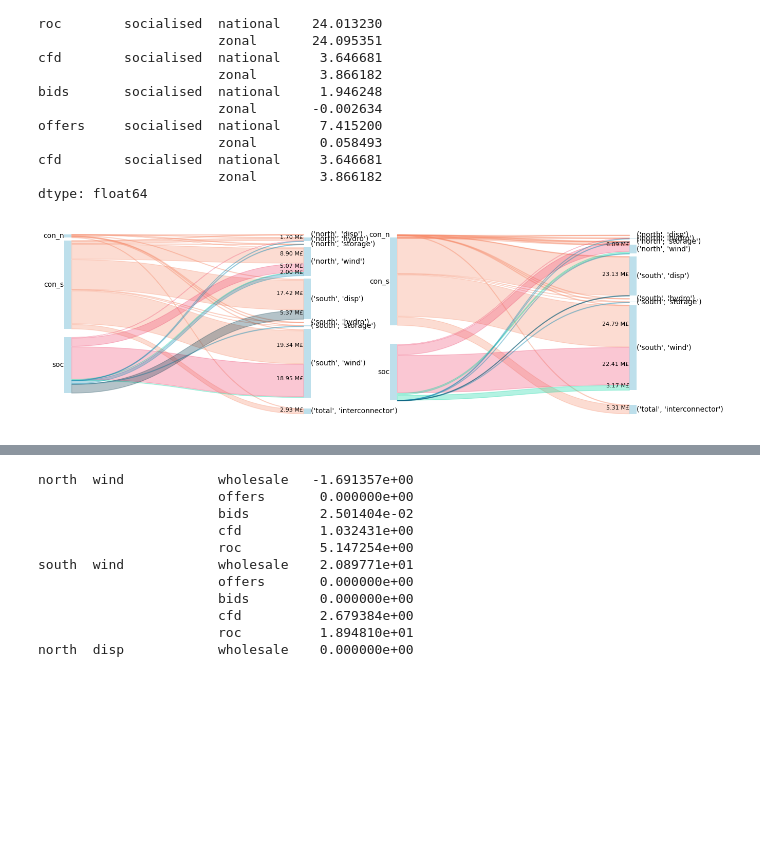
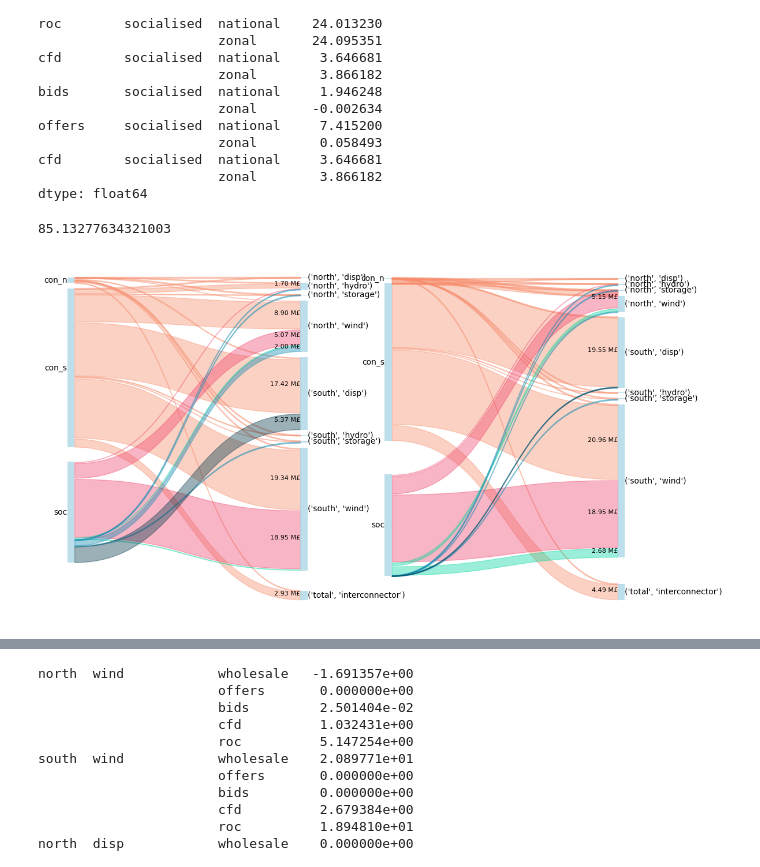
Before and after one commit to LukasFrankenQ/GBPower, a Jupyter notebook: notebooks/money_flow.ipynb, the cells around one changed output, grey strips where cells are left out. Cells and saved outputs as stored; diff of their text form; code cells hidden in the pictures; blank space fills up the shorter version.

```diff
--- a/notebooks/money_flow.ipynb
+++ b/notebooks/money_flow.ipynb
@@ -328,7 +328,18 @@ def prepare_plot_data(mode):
     rev_lowers, rev_uppers = get_generator_box_limits(rev, gap)
     rev_flows = rev.copy() / rev.sum()
 
-    return con_n, con_s, soc, rev_lowers, rev_uppers, rev_flows
+    return con_n, con_s, soc, rev_lowers, rev_uppers, rev_flows, rev.sum()
+# %%
+def get_largest_total():
+
+    return max(
+        globals()[f'rev_national'].sum(),
+        globals()[f'rev_zonal'].sum(),
+    )
+
+get_largest_total()
+# %% [output]
+85.13277634321003
 # %%
 color_mapper = {
     'roc': color_dict['roc_payments'],
@@ -339,7 +350,9 @@ color_mapper = {
     'congestion_rents': color_dict['congestion_rent']
 }
 # %%
-fig, axs = plt.subplots(1, 2, figsize=(15, 5))
+fig, axs = plt.subplots(1, 2, figsize=(13, 8))
+
+alpha = 0.4
 
 # def add_flow(ax, left_upper, right_upper, box_width, volume, tp=0.5):
 def add_flow(
@@ -347,6 +360,7 @@ def add_flow(
         left_upper,
         right_upper,
         flow_vol,
+        total,
         tp=0.5,
         color='r',
         text_threshold=0.02):
@@ -357,20 +371,20 @@ def add_flow(
     x, y = bezier_path(start, end, tp)
 
     prevent_overlap = 0.002
-    ax.fill_between(x, y-flow_vol/2 + prevent_overlap, y+flow_vol/2 - prevent_overlap, alpha=0.3, color=color)
+    ax.fill_between(x, y-flow_vol/2 + prevent_overlap, y+flow_vol/2 - prevent_overlap, alpha=alpha, color=color)
 
     if flow_vol > text_threshold:
         ax.text(
             x[-1],
             y[-1],
-            f'{flow_vol*rev_national.sum():.2f} M£',
+            f'{flow_vol*total:.2f} M£',
             ha='right',
             fontsize=8
             )
 
 for mode, ax in zip(['national', 'zonal'], axs):
 
-    con_n, con_s, soc, rev_lowers, rev_uppers, rev_flows = prepare_plot_data(mode)
+    con_n, con_s, soc, rev_lowers, rev_uppers, rev_flows, rev_total = prepare_plot_data(mode)
 
     weight_north = (con_n[0] - con_n[1]) / (con_n[0] - con_n[1] + con_s[0] - con_s[1])
     weight_south = (con_s[0] - con_s[1]) / (con_n[0] - con_n[1] + con_s[0] - con_s[1])
@@ -386,6 +400,7 @@ for mode, ax in zip(['national', 'zonal'], axs):
             flowstarts['con_n'].add_flow(north_flow),
             flowstarts[(region, carrier)].add_flow(north_flow),
             north_flow,
+            rev_total,
             color=color_mapper['wholesale']
             )
 
@@ -394,11 +409,11 @@ for mode, ax in zip(['national', 'zonal'], axs):
             flowstarts['con_s'].add_flow(south_flow),
             flowstarts[(region, carrier)].add_flow(south_flow),
             south_flow,
+            rev_total,
             color=color_mapper['wholesale']
             )
 
     for factor, tp in zip(['roc', 'cfd', 'bids', 'offers'], [0.5, 0.5, 0.5, 0.5]):
-
 
         for (region, carrier), flow in rev_flows.loc[idx[:, :, factor]].items():
 
@@ -410,8 +425,9 @@ for mode, ax in zip(['national', 'zonal'], axs):
                 flowstarts['soc'].add_flow(flow),
                 flowstarts[(region, carrier)].add_flow(flow),
                 flow,
+                rev_total,
                 color=color_mapper[factor],
-                tp=tp
+                tp=tp,
                 )
 
     for cost_party in ['con_n', 'con_s', 'soc']:
@@ -425,31 +441,31 @@ for mode, ax in zip(['national', 'zonal'], axs):
             alpha=0.8
             ))
         ax.text(
             0,
             flowstarts[cost_party].current_upper + (flowstarts[cost_party].upper_bound - flowstarts[cost_party].current_upper)/2,
             cost_party,
             ha='right',
             va='center'
             )
 
     for lower, upper, name in zip(rev_lowers.values(), rev_uppers.values(), rev_lowers.keys()):
 
         min_height = 0.002
         height = max(upper-lower, min_height)
 
         ax.add_patch(plt.Rectangle((right_end - box_width, lower), box_width, height, facecolor='lightblue', alpha=0.8))
 
         ax.text(
             right_end,
             lower + (upper-lower)/2,
             name,
             ha='left',
             va='center'
             )
 
     ax.axis('off')
 
 plt.savefig('money_flow.pdf')
 plt.show()
 # %% [output]
-[figure, old version]
+[figure, new version]
```
Also changed, not shown: parts of 3 cells of this notebook.
